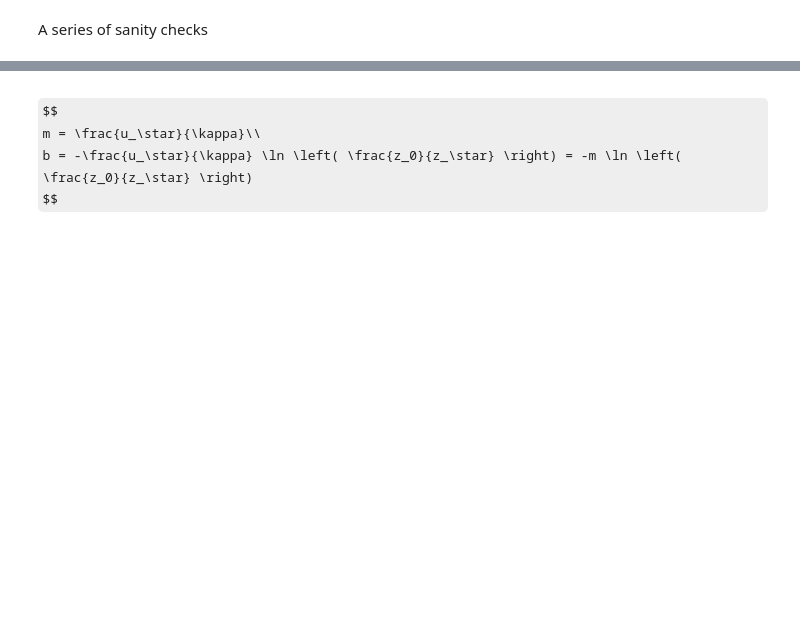
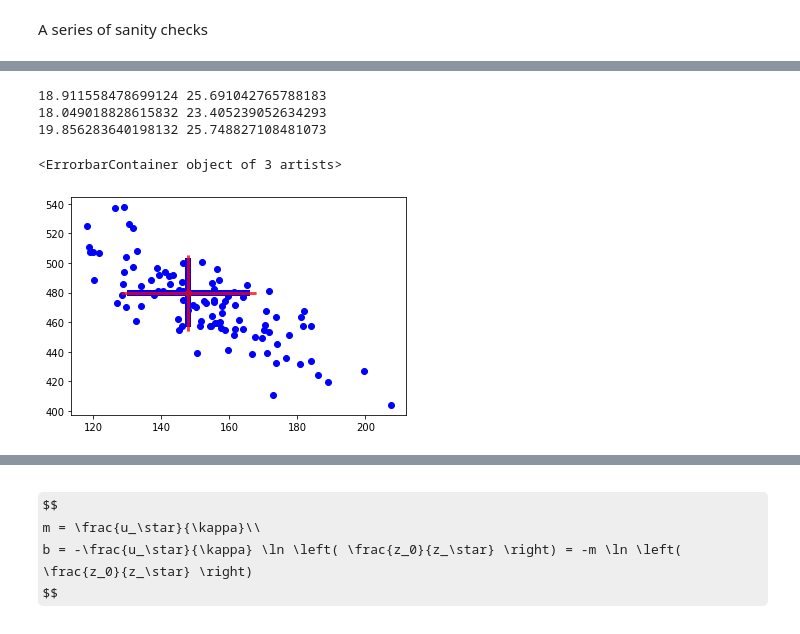
Before and after one commit to BoiseStatePlanetary/Optimizing-Number-and-Placement-of-Anemometers, a Jupyter notebook: figures and data/Basic Uncertainties.ipynb, the cells around one changed output, grey strips where cells are left out. Drawn from its saved outputs; the diff is of its cells as text; code cells hidden in the pictures; some formulas as TeX source; blank space fills up the shorter version.

```diff
--- a/figures and data/Basic Uncertainties.ipynb
+++ b/figures and data/Basic Uncertainties.ipynb
@@ -127,2 +130,49 @@ print(calc_Delta(x, sigma), calc_analytic_Delta(delta_x, sigma[0], num_sensors))
+# %%
+# Trying to figure out whether polyfit's uncertainties or NR's uncertainties are right
+# z = np.array([ 150., 300., 600., 1200.])
+z = np.array([1., 2., 4., 8.])
+x = np.log(z/np.min(z))
+slope = 148.
+intercept = 480.
+y = slope*x + intercept
+sigma = (np.max(y) - np.min(y))/10
+
+num_tries = 100
+
+slopes = np.zeros(num_tries)
+intercepts = np.zeros(num_tries)
+slopes_sigma = np.zeros(num_tries)
+intercepts_sigma = np.zeros(num_tries)
+
+for i in range(num_tries):
+    noisy_y = (y + normal(scale=sigma, size=len(x)))
+
+    popt, pcov = np.polyfit(x, noisy_y, 1, w=1/sigma*np.ones_like(x), cov=True)
+#     popt, pcov = curve_fit(lin_fit, x, noisy_y)
+    slopes[i] = popt[0]
+    intercepts[i] = popt[1]
+    slopes_sigma[i] = np.sqrt(np.diag(pcov))[0]
+    intercepts_sigma[i] = np.sqrt(np.diag(pcov))[1]
+
+analytic_sigma_slope = sigma_slope(x, sigma*np.ones_like(x))
+analytic_sigma_intercept = sigma_intercept(x, sigma*np.ones_like(x))
+
+plt.scatter(slopes, intercepts, marker='o', color='blue')
+print(np.std(slopes), np.std(intercepts))
+print(np.mean(slopes_sigma), np.mean(intercepts_sigma))
+print(analytic_sigma_slope, analytic_sigma_intercept)
+plt.errorbar([slope, slope], [intercept, intercept], xerr=[np.mean(slopes_sigma), np.mean(slopes_sigma)],
+             yerr=[np.mean(intercepts_sigma), np.mean(intercepts_sigma)],
+        marker='o', color='blue', lw=6)
+plt.errorbar([slope, slope], [intercept, intercept],
+             xerr=[analytic_sigma_slope, analytic_sigma_slope],
+             yerr=[analytic_sigma_intercept, analytic_sigma_intercept],
+        marker='o', color='red', lw=3, alpha=0.5)
+# %% [output]
+18.911558478699124 25.691042765788183
+18.049018828615832 23.405239052634293
+19.856283640198132 25.748827108481073
+<ErrorbarContainer object of 3 artists>
+[figure, added]
 # %%
 # Let's test these expressions
```
Also changed, not shown: parts of 6 cells of this notebook.
